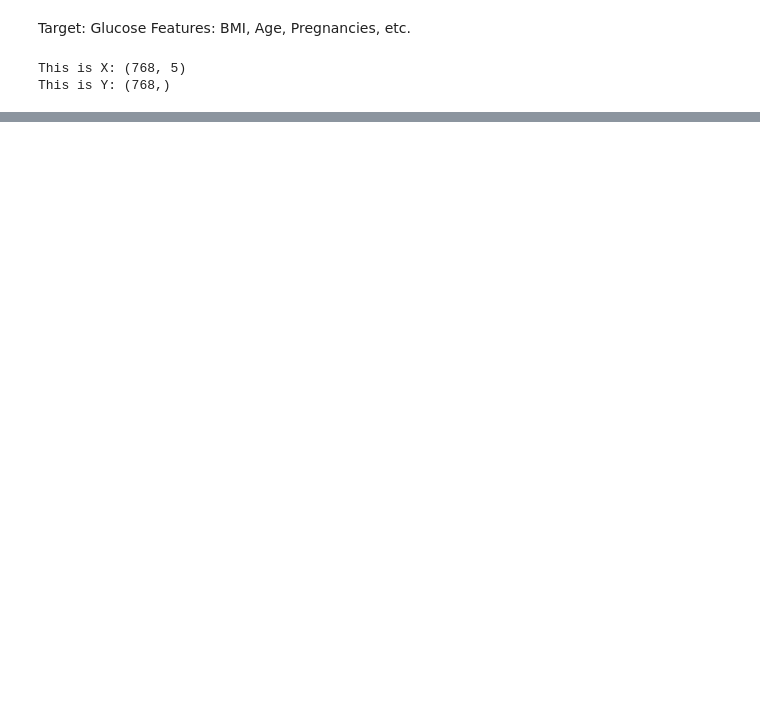
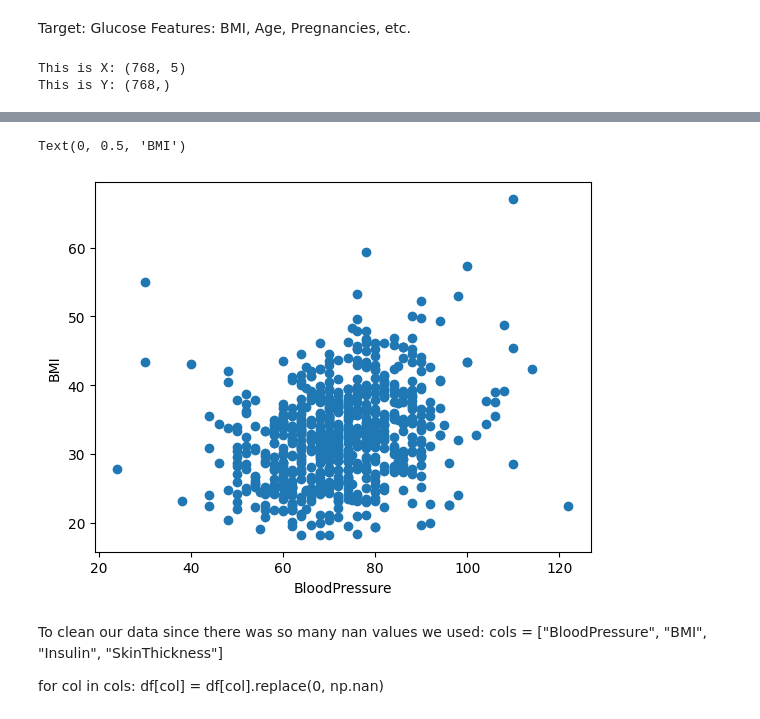
Before and after one commit to Dieg0Rios/NOTQUITTING, a Jupyter notebook: linear_regression.ipynb, the cells around one changed output, grey strips where cells are left out. Drawn from its saved outputs; the diff is of its cells as text; code cells hidden in the pictures; blank space fills up the shorter version.

```diff
--- a/linear_regression.ipynb
+++ b/linear_regression.ipynb
@@ -33,0 +55,12 @@ This is Y: (768,)
+# %%
+plt.scatter(X["BloodPressure"],Y)
+plt.xlabel("BloodPressure")
+plt.ylabel("BMI")
+# %% [output]
+Text(0, 0.5, 'BMI')
+[figure, added]
+# %% [markdown]
+To clean our data since there was so many nan values we used: cols = ["BloodPressure", "BMI", "Insulin", "SkinThickness"]
+
+for col in cols:
+    df[col] = df[col].replace(0, np.nan)
```
Also changed, not shown: parts of 4 cells of this notebook.
